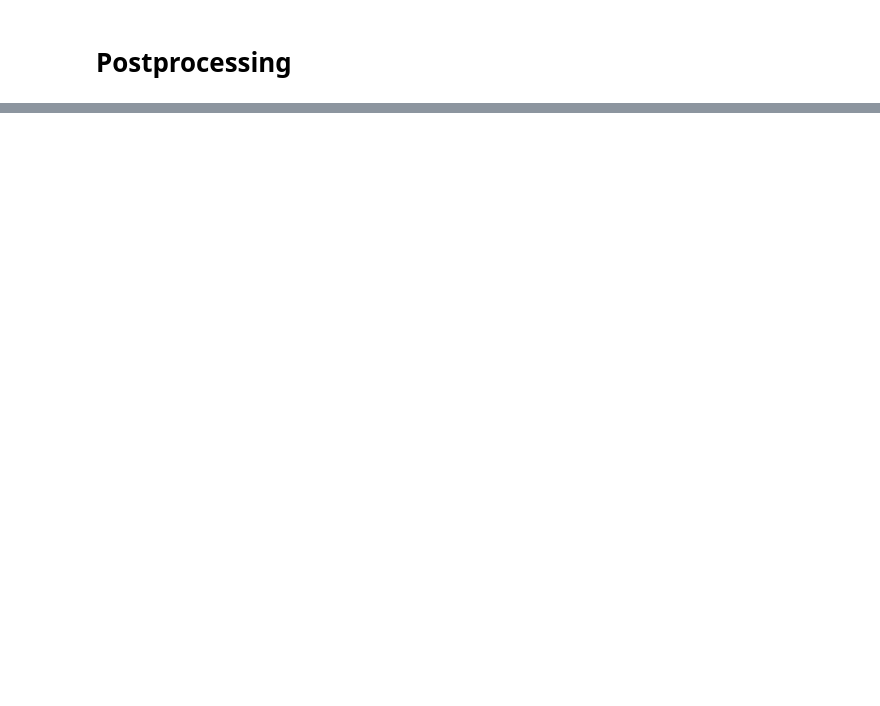
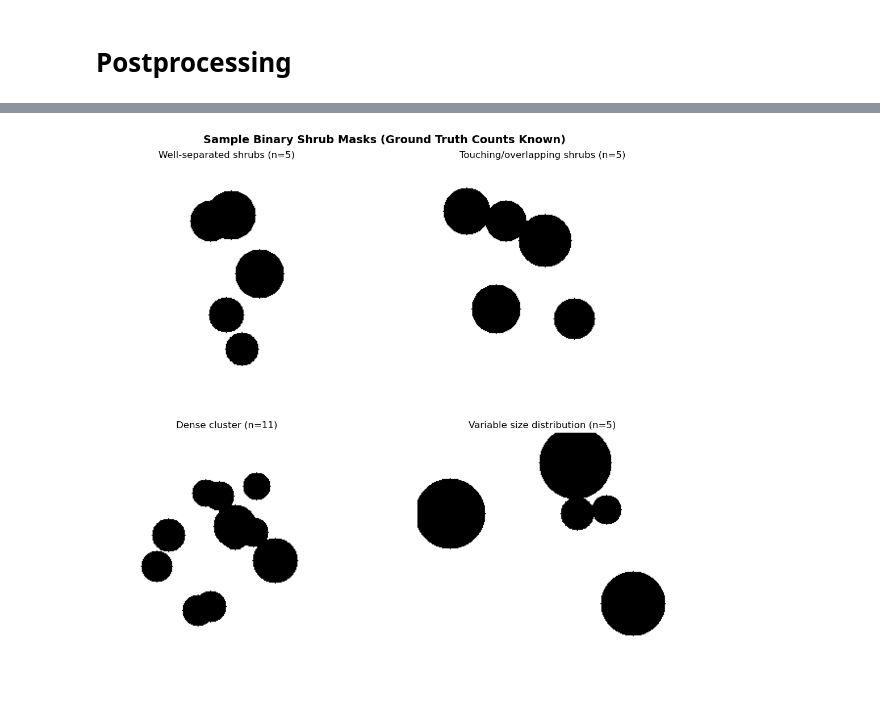
Before and after one commit to ICharmU/shrub, a Jupyter notebook: Final/modeling/pipeline.ipynb, the cells around one changed output, grey strips where cells are left out. Cells and saved outputs as stored; diff of their text form; code cells hidden in the pictures; blank space fills up the shorter version.

```diff
--- a/Final/modeling/pipeline.ipynb
+++ b/Final/modeling/pipeline.ipynb
@@ -3031,0 +3067,100 @@ Training complete! Final loss: 0.015577, Best loss: 0.015577
+# %%
+import numpy as np
+import cv2
+import matplotlib.pyplot as plt
+from scipy.ndimage import label, distance_transform_edt, binary_erosion
+from scipy.optimize import linear_sum_assignment
+from skimage.segmentation import watershed
+from skimage.feature import blob_log
+from sklearn.cluster import DBSCAN
+from scipy import ndimage
+
+# ============================================================================
+# SAMPLE DATA GENERATION: Create Realistic Binary Shrub Masks
+# ============================================================================
+
+def create_sample_shrub_masks(num_images=4, img_size=256, seed=42):
+    """
+    Generate synthetic binary shrub masks with variable numbers of shrubs.
+    Tests different scenarios: isolated, touching, clustered shrubs.
+    """
+    np.random.seed(seed)
+    masks = []
+    true_counts = []
+    descriptions = []
+
+    # Scenario 1: Well-separated shrubs
+    mask1 = np.zeros((img_size, img_size), dtype=np.uint8)
+    count1 = 0
+    for _ in range(np.random.randint(3, 7)):
+        cx, cy = np.random.randint(40, img_size-40), np.random.randint(40, img_size-40)
+        radius = np.random.randint(15, 35)
+        cv2.circle(mask1, (cx, cy), radius, 1, -1)
+        count1 += 1
+    masks.append(mask1)
+    true_counts.append(count1)
+    descriptions.append(f"Well-separated shrubs (n={count1})")
+
+    # Scenario 2: Some touching shrubs
+    mask2 = np.zeros((img_size, img_size), dtype=np.uint8)
+    count2 = 0
+    positions = [(50, 50), (90, 60), (130, 80), (80, 150), (160, 160), (200, 100)]
+    for cx, cy in positions[:np.random.randint(4, 6)]:
+        radius = np.random.randint(20, 30)
+        cv2.circle(mask2, (cx, cy), radius, 1, -1)
+        count2 += 1
+    masks.append(mask2)
+    true_counts.append(count2)
+    descriptions.append(f"Touching/overlapping shrubs (n={count2})")
+
+    # Scenario 3: Large cluster with many shrubs
+    mask3 = np.zeros((img_size, img_size), dtype=np.uint8)
+    count3 = 0
+    cluster_cx, cluster_cy = 128, 128
+    for _ in range(np.random.randint(8, 14)):
+        offset_x = np.random.randint(-80, 80)
+        offset_y = np.random.randint(-80, 80)
+        cx = cluster_cx + offset_x
+        cy = cluster_cy + offset_y
+        radius = np.random.randint(12, 25)
+        cv2.circle(mask3, (cx, cy), radius, 1, -1)
+        count3 += 1
+    masks.append(mask3)
+    true_counts.append(count3)
+    descriptions.append(f"Dense cluster (n={count3})")
+
+    # Scenario 4: Variable sizes
+    mask4 = np.zeros((img_size, img_size), dtype=np.uint8)
+    count4 = 0
+    for _ in range(np.random.randint(5, 10)):
+        cx, cy = np.random.randint(30, img_size-30), np.random.randint(30, img_size-30)
+        radius = np.random.randint(8, 40)  # Much larger size variation
+        cv2.circle(mask4, (cx, cy), radius, 1, -1)
+        count4 += 1
+    masks.append(mask4)
+    true_counts.append(count4)
+    descriptions.append(f"Variable size distribution (n={count4})")
+
+    return masks, true_counts, descriptions
+
+# Generate sample masks
+sample_masks, true_counts, mask_descriptions = create_sample_shrub_masks(num_images=4)
+
+# Visualize sample masks
+fig, axes = plt.subplots(2, 2, figsize=(12, 10))
+for idx, (mask, true_count, desc) in enumerate(zip(sample_masks, true_counts, mask_descriptions)):
+    ax = axes[idx // 2, idx % 2]
+    ax.imshow(mask, cmap='binary')
+    ax.set_title(f"{desc}")
+    ax.axis('off')
+plt.suptitle("Sample Binary Shrub Masks (Ground Truth Counts Known)", fontsize=14, fontweight='bold')
+plt.tight_layout()
+plt.show()
+
+print("="*70)
+print("SAMPLE SHRUB MASKS GENERATED")
+print("="*70)
+for desc, count in zip(mask_descriptions, true_counts):
+    print(f"  {desc}")
+# %% [output]
+[figure, added]
```
Also changed, not shown: parts of 63 cells of this notebook, 3 other files.
